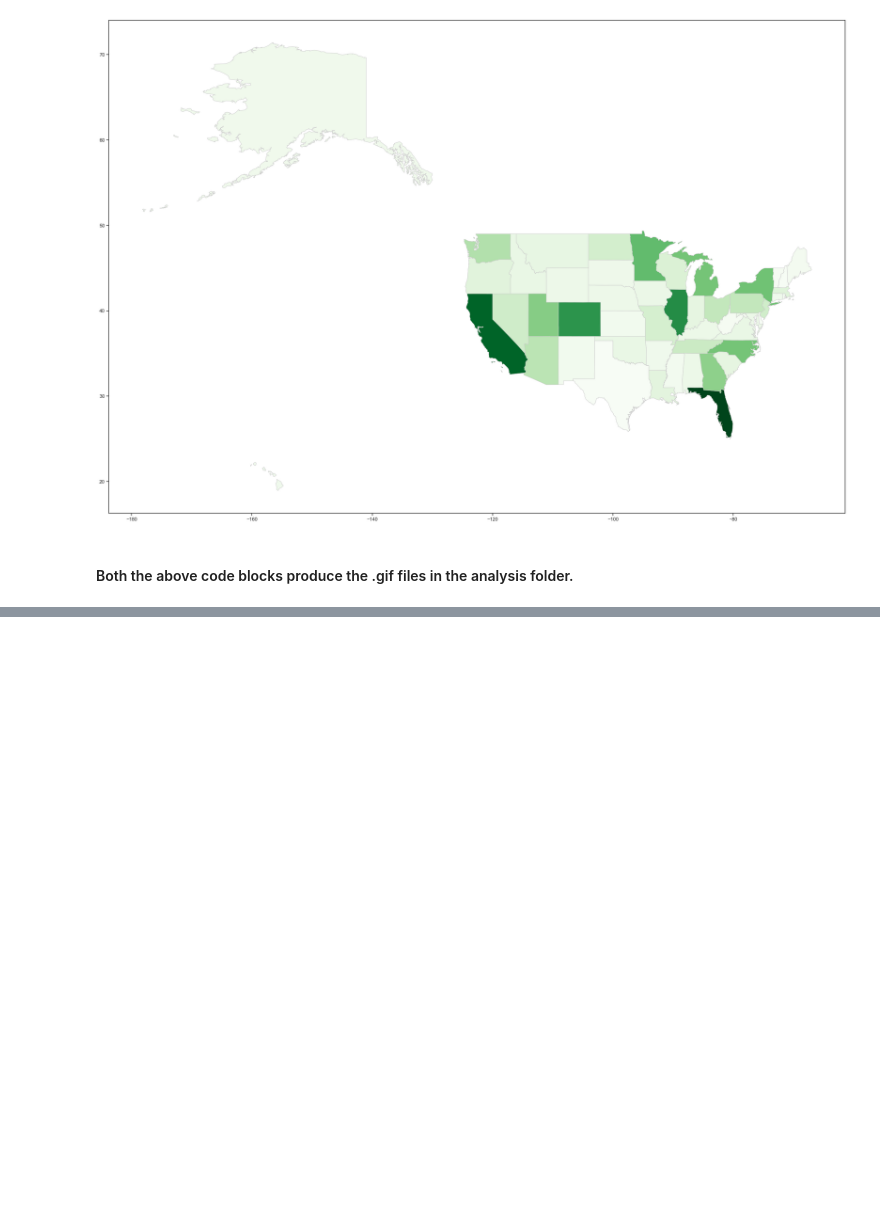
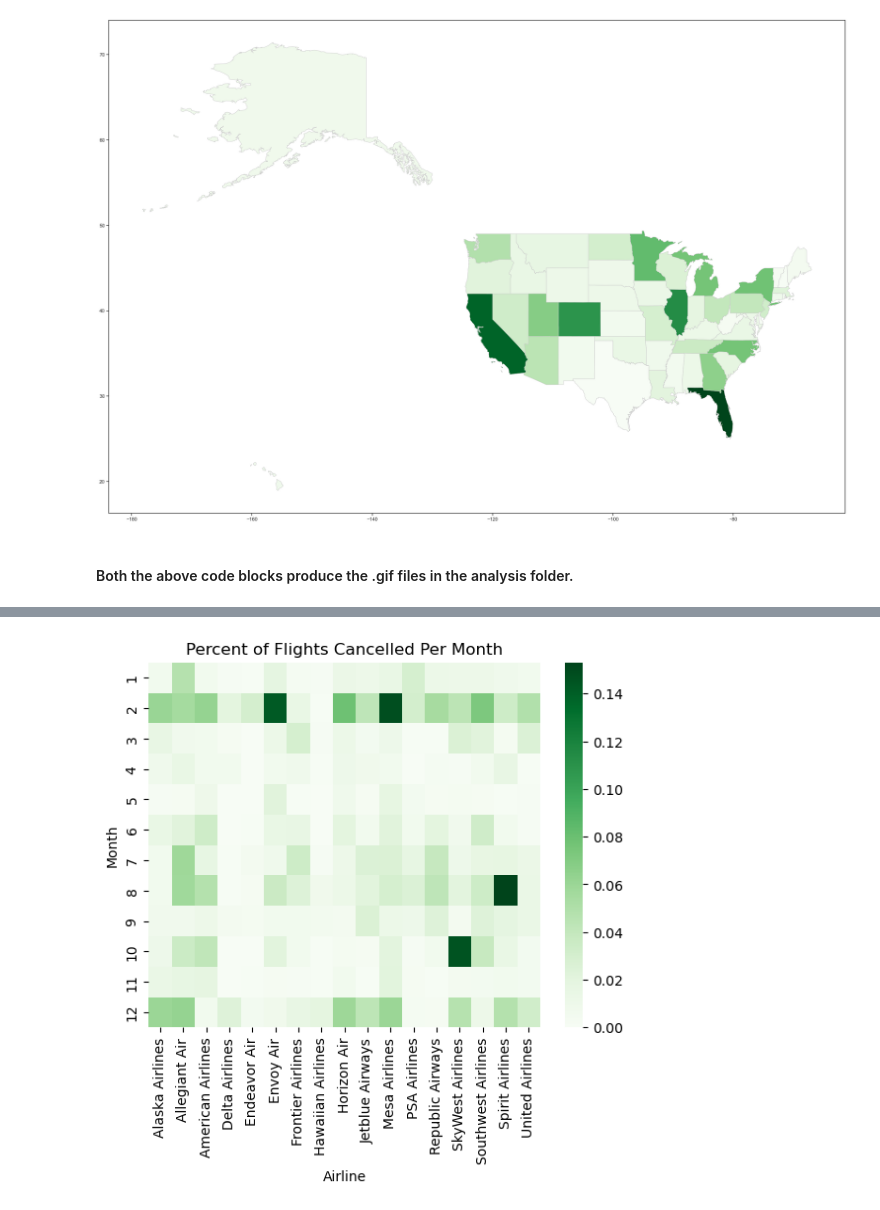
Before and after one commit to ubco-W2022T2-data301/project-group-group51, a Jupyter notebook: analysis/analysis1.ipynb, the cells around one changed output, grey strips where cells are left out. Cells and saved outputs as stored; diff of their text form; code cells hidden in the pictures; blank space fills up the shorter version.

```diff
--- a/analysis/analysis1.ipynb
+++ b/analysis/analysis1.ipynb
@@ -163,0 +149,5 @@ heatdf1=
+# %%
+heatdf2=airlinedata2.pivot("month", "Airline", "cancelled_per_flight")
+heatmap1=sns.heatmap(heatdf2,cmap='Greens').set(ylabel='Month',title='Percent of Flights Cancelled Per Month')
+# %% [output]
+[figure, added]
```
Also changed, not shown: parts of 8 cells of this notebook.
